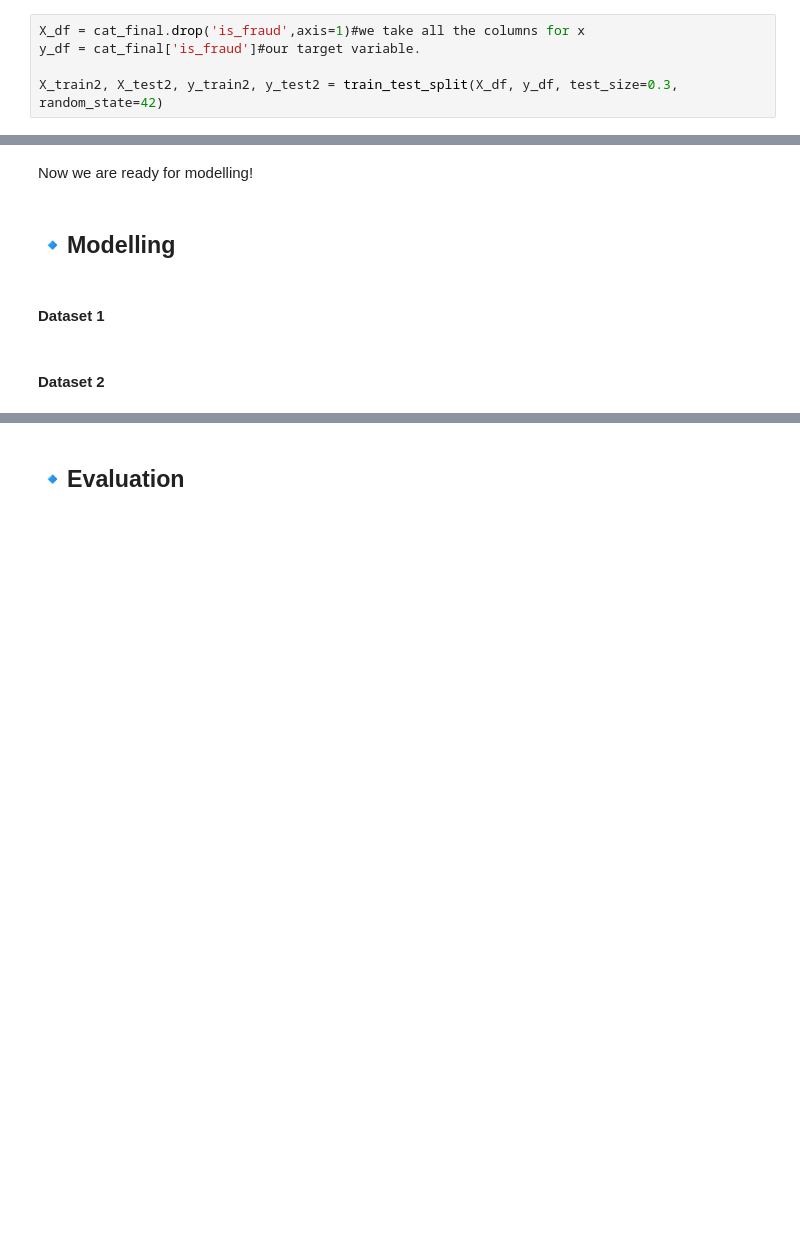
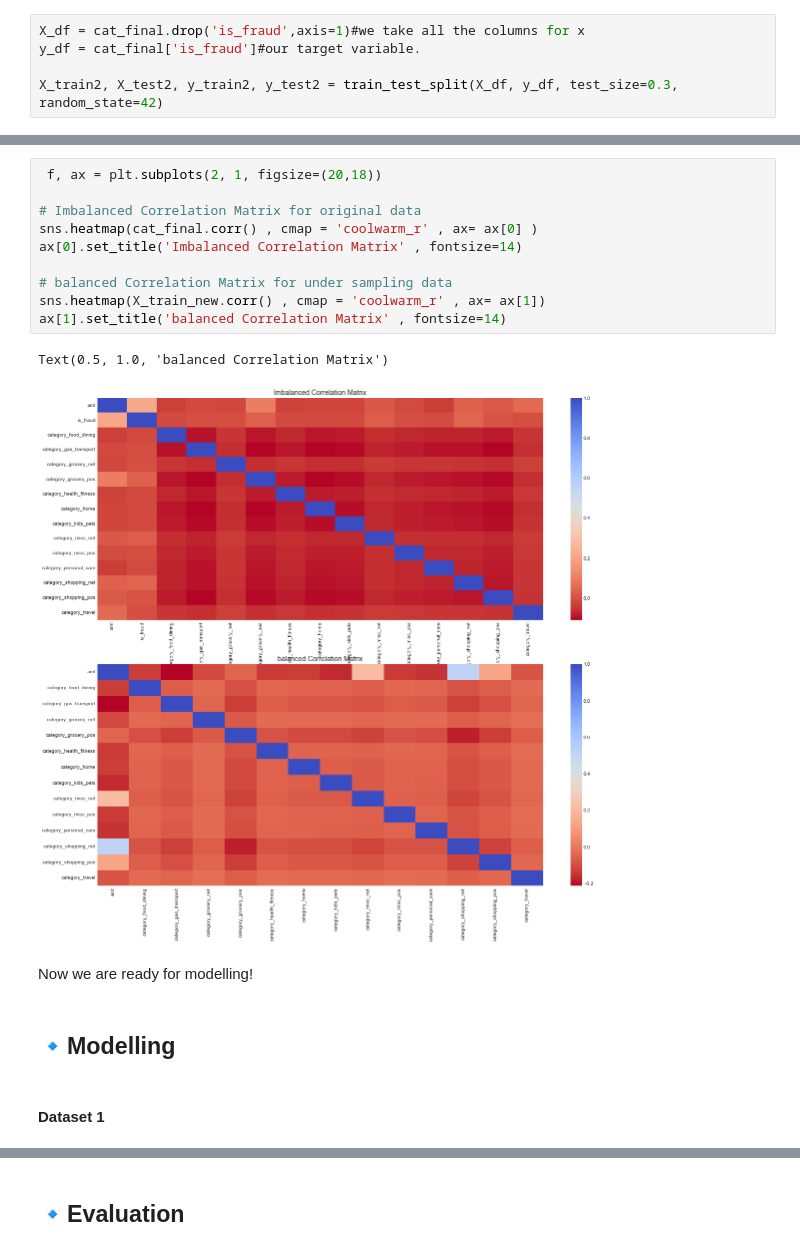
Before and after one commit to AviMegin/AI, a Jupyter notebook: Open program - Credit card fraud - Megin van Herk.ipynb, the cells around one changed output, grey strips where cells are left out. Saved outputs shown, nothing was run; the diff lists cells and outputs as text; blank space fills up the shorter version.

```diff
--- a/Open program - Credit card fraud - Megin van Herk.ipynb
+++ b/Open program - Credit card fraud - Megin van Herk.ipynb
@@ -869,11 +870,22 @@ pd.Series(y_train_new).value_counts().plot.pie(autopct='%.1f%%',ax=ax2)
 plt.show()
 # %% [output]
 [figure]
-# %% [markdown]
-Now we are ready for modelling!
+# %%
+ f, ax = plt.subplots(2, 1, figsize=(20,18))
+
+# Imbalanced Correlation Matrix for original data
+sns.heatmap(cat_final.corr() , cmap = 'coolwarm_r' , ax= ax[0] )
+ax[0].set_title('Imbalanced Correlation Matrix' , fontsize=14)
+
+# balanced Correlation Matrix for under sampling data
+sns.heatmap(X_train_new.corr() , cmap = 'coolwarm_r' , ax= ax[1])
+ax[1].set_title('balanced Correlation Matrix' , fontsize=14)
+# %% [output]
+Text(0.5, 1.0, 'balanced Correlation Matrix')
+[figure, added]
+# %% [markdown]
+Now we are ready for modelling!
 # %% [markdown]
 ## 🔹Modelling
-# %% [markdown]
-#### Dataset 1
-# %% [markdown]
-####  Dataset 2
+# %% [markdown]
+#### Dataset 1
```
Also changed, not shown: parts of 59 cells of this notebook, 3 other files.
